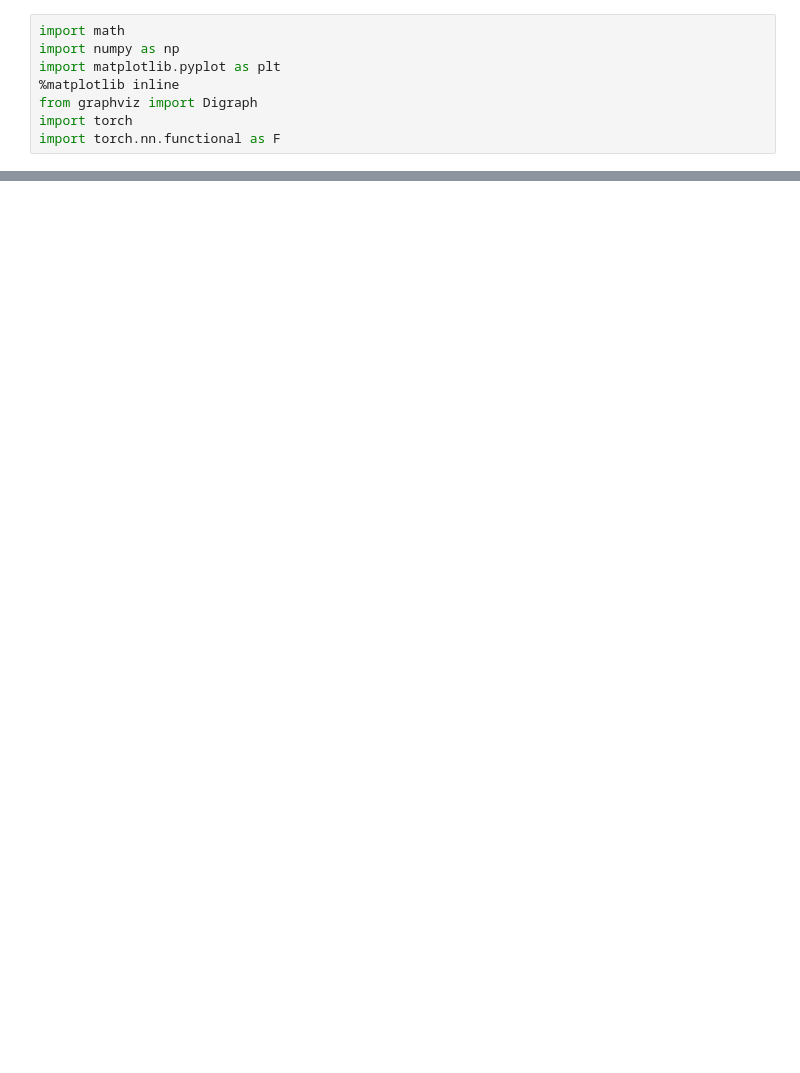
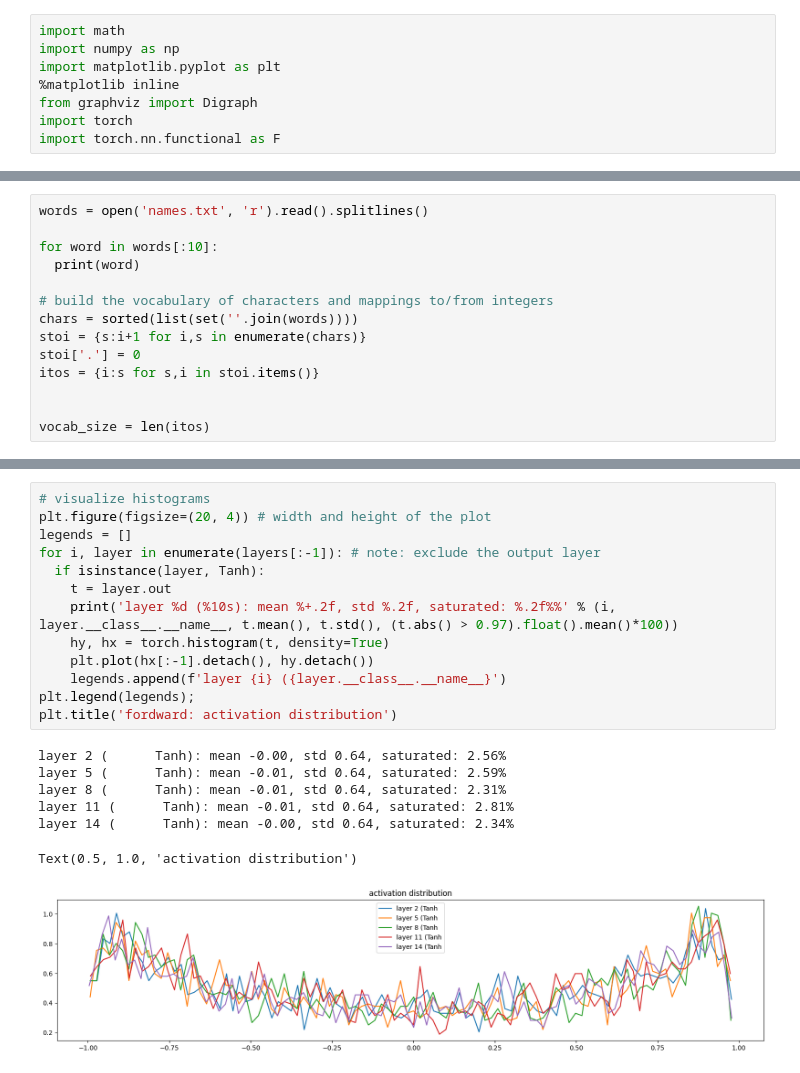
Before and after one commit to AsierTenaZuazolacigorraga/ammonit_ai, a Jupyter notebook: 3_makemore/makemore.ipynb, the cells around one changed output, grey strips where cells are left out. Drawn from its saved outputs; the diff is of its cells as text; blank space fills up the shorter version.

```diff
--- a/3_makemore/makemore.ipynb
+++ b/3_makemore/makemore.ipynb
@@ -220,0 +9,14 @@ last tensor(2.5681)
+# %%
+words = open('names.txt', 'r').read().splitlines()
+
+for word in words[:10]:
+  print(word)
+
+# build the vocabulary of characters and mappings to/from integers
+chars = sorted(list(set(''.join(words))))
+stoi = {s:i+1 for i,s in enumerate(chars)}
+stoi['.'] = 0
+itos = {i:s for s,i in stoi.items()}
+
+
+vocab_size = len(itos)
@@ -367,0 +341,21 @@ javhrigotam.
+# %%
+# visualize histograms
+plt.figure(figsize=(20, 4)) # width and height of the plot
+legends = []
+for i, layer in enumerate(layers[:-1]): # note: exclude the output layer
+  if isinstance(layer, Tanh):
+    t = layer.out
+    print('layer %d (%10s): mean %+.2f, std %.2f, saturated: %.2f%%' % (i, layer.__class__.__name__, t.mean(), t.std(), (t.abs() > 0.97).float().mean()*100))
+    hy, hx = torch.histogram(t, density=True)
+    plt.plot(hx[:-1].detach(), hy.detach())
+    legends.append(f'layer {i} ({layer.__class__.__name__}')
+plt.legend(legends);
+plt.title('fordward: activation distribution')
+# %% [output]
+layer 2 (      Tanh): mean -0.00, std 0.64, saturated: 2.56%
+layer 5 (      Tanh): mean -0.01, std 0.64, saturated: 2.59%
+layer 8 (      Tanh): mean -0.01, std 0.64, saturated: 2.31%
+layer 11 (      Tanh): mean -0.01, std 0.64, saturated: 2.81%
+layer 14 (      Tanh): mean -0.00, std 0.64, saturated: 2.34%
+Text(0.5, 1.0, 'activation distribution')
+[figure, added]
```
Also changed, not shown: parts of 23 cells of this notebook.
